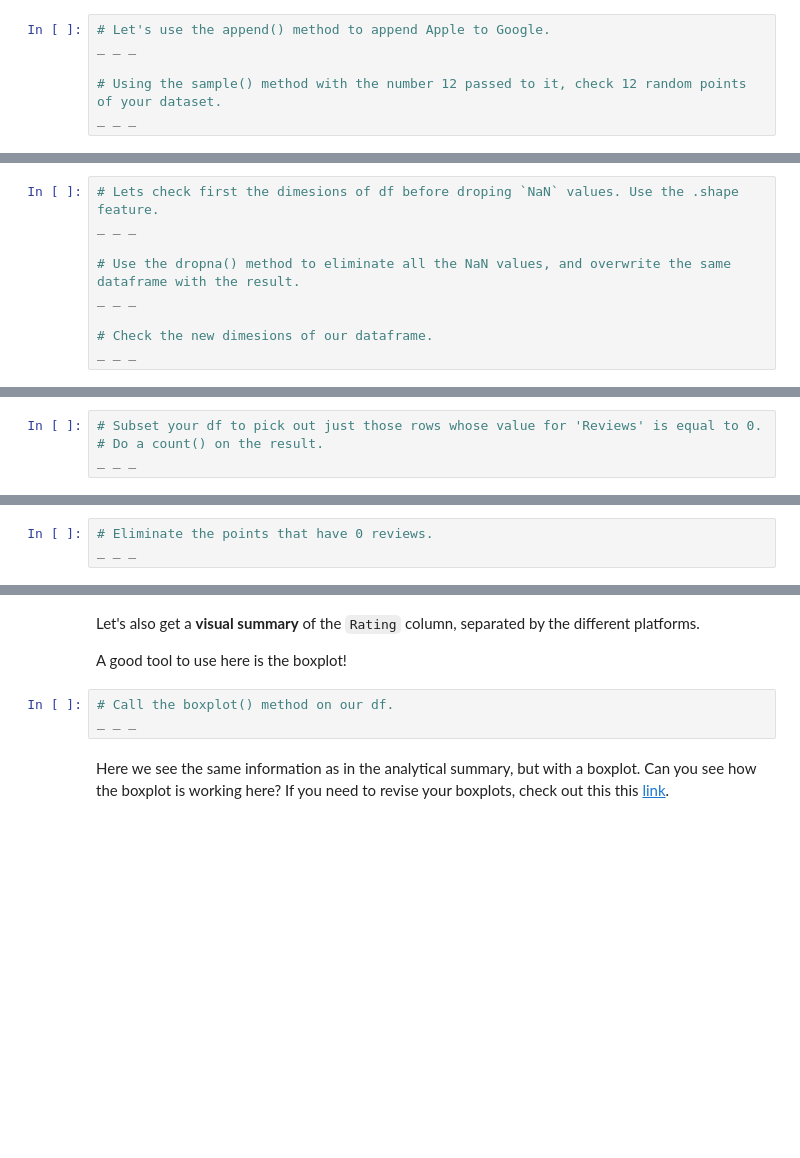
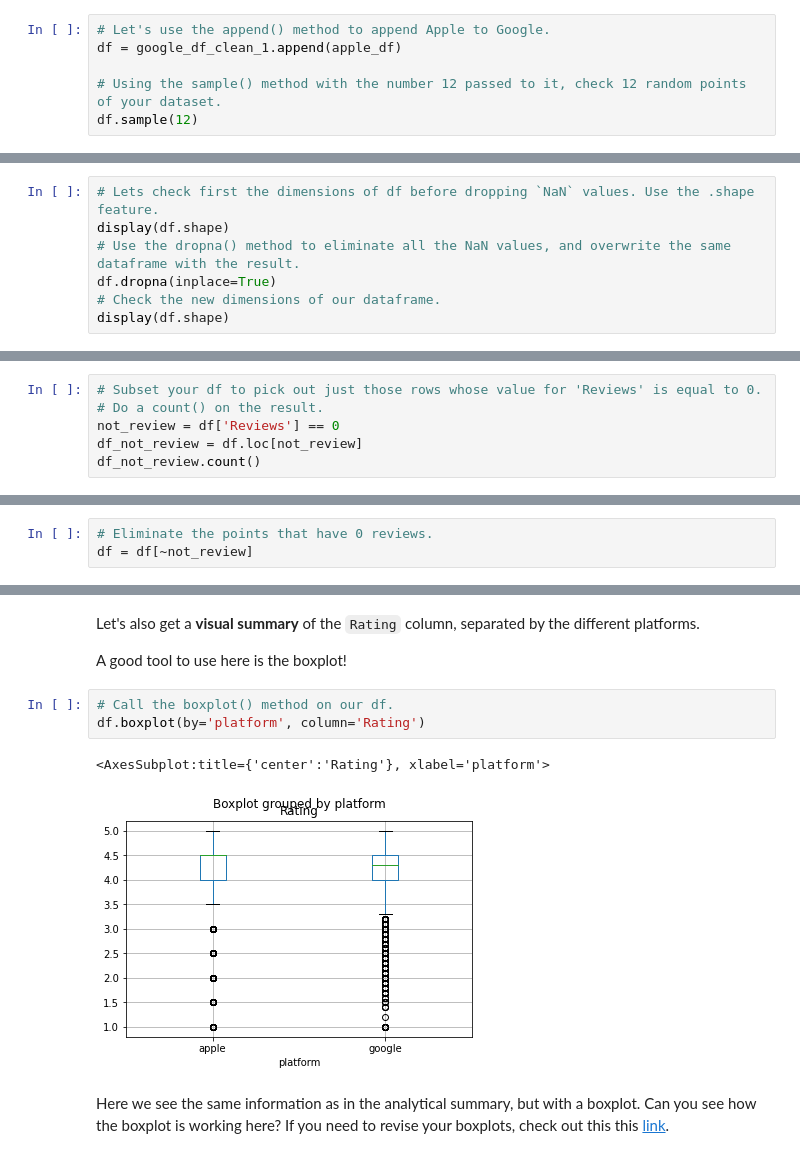
Before and after one commit to willkchan/Apps-Case-Study, a Jupyter notebook: Project Files/Springboard Apps project - Tier 3 - Complete.ipynb, the cells around one changed output, grey strips where cells are left out. Saved outputs shown, nothing was run; the diff lists cells and outputs as text; blank space fills up the shorter version.

```diff
--- a/Project Files/Springboard Apps project - Tier 3 - Complete.ipynb
+++ b/Project Files/Springboard Apps project - Tier 3 - Complete.ipynb
@@ -235,7 +348,7 @@ _ _ _
 Let's combine the two datasets into a single data frame called `df`.
 # %%
 # Let's use the append() method to append Apple to Google.
-_ _ _
+df = google_df_clean_1.append(apple_df)
 
 # Using the sample() method with the number 12 passed to it, check 12 random points of your dataset.
-_ _ _
+df.sample(12)
@@ -244,11 +371,9 @@ _ _ _
 
 As you can see there are some `NaN` values. We want to eliminate all these `NaN` values from the table.
 # %%
-# Lets check first the dimesions of df before droping `NaN` values. Use the .shape feature.
-_ _ _
-
+# Lets check first the dimensions of df before dropping `NaN` values. Use the .shape feature.
+display(df.shape)
 # Use the dropna() method to eliminate all the NaN values, and overwrite the same dataframe with the result.
-_ _ _
-
-# Check the new dimesions of our dataframe.
-_ _ _
+df.dropna(inplace=True)
+# Check the new dimensions of our dataframe.
+display(df.shape)
@@ -261,4 +389,6 @@ So let's check to see if any apps have no reviews at all.
 # %%
 # Subset your df to pick out just those rows whose value for 'Reviews' is equal to 0.
 # Do a count() on the result.
-_ _ _
+not_review = df['Reviews'] == 0
+df_not_review = df.loc[not_review]
+df_not_review.count()
@@ -266,7 +403,7 @@ _ _ _
 929 apps do not have reviews, we need to eliminate these points!
 # %%
 # Eliminate the points that have 0 reviews.
-_ _ _
+df = df[~not_review]
 # %% [markdown]
 ### 2g. Summarize the data visually and analytically (by the column `platform`)
 # %% [markdown]
@@ -305,7 +447,10 @@ Let's also get a **visual summary** of the `Rating` column, separated by the dif
 A good tool to use here is the boxplot!
 # %%
 # Call the boxplot() method on our df.
-_ _ _
+df.boxplot(by='platform', column='Rating')
+# %% [output]
+<AxesSubplot:title={'center':'Rating'}, xlabel='platform'>
+[figure, added]
 # %% [markdown]
 Here we see the same information as in the analytical summary, but with a boxplot. Can you see how the boxplot is working here? If you need to revise your boxplots, check out this this [link](https://www.kaggle.com/ramamet4/app-store-apple-data-set-10k-apps).
 # %% [markdown]
```
Also changed, not shown: parts of 17 cells of this notebook.
